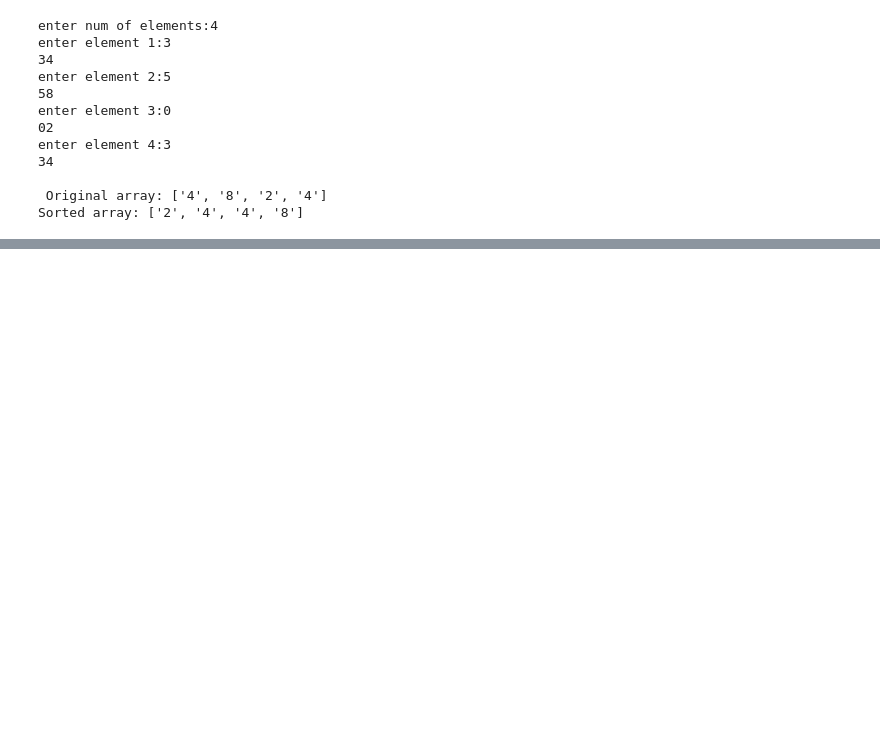
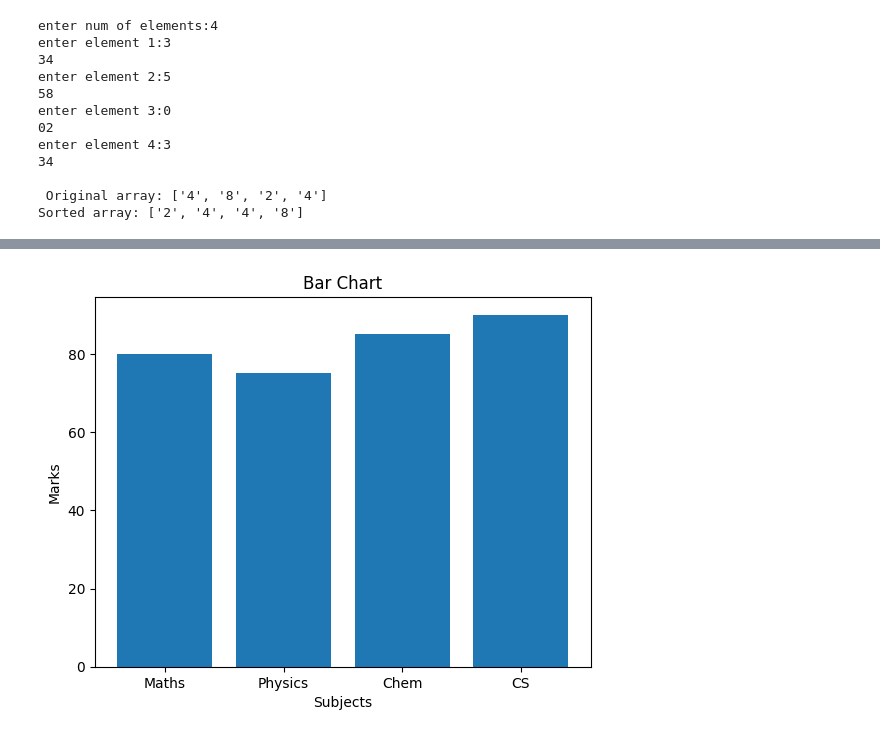
Before and after one commit to NoBrainerCoder/2025-26-4078-EVEN-IBAADKHAN-AI-B-DS, a Jupyter notebook: 10_02_2026.ipynb, the cells around one changed output, grey strips where cells are left out. Saved outputs shown, nothing was run; the diff lists cells and outputs as text; code cells hidden in the pictures; blank space fills up the shorter version.

```diff
--- a/10_02_2026.ipynb
+++ b/10_02_2026.ipynb
@@ -165,0 +188,13 @@ element 3 found at position 3
+# %%
+import matplotlib.pyplot as plt
+
+subjects = ["Maths", "Physics", "Chem", "CS"]
+marks = [80, 75, 85, 90]
+
+plt.bar(subjects, marks)
+plt.xlabel("Subjects")
+plt.ylabel("Marks")
+plt.title("Bar Chart")
+plt.show()
+# %% [output]
+[figure, added]
```
Also changed, not shown: parts of 2 cells of this notebook.
